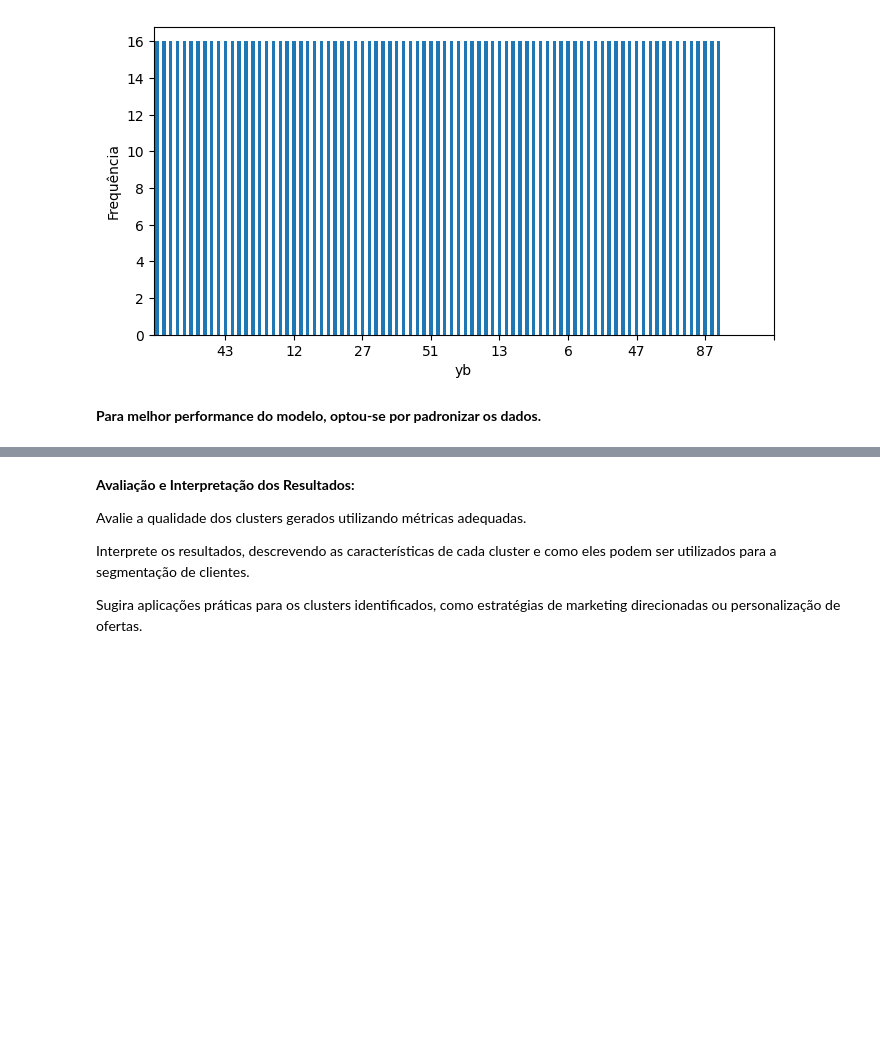
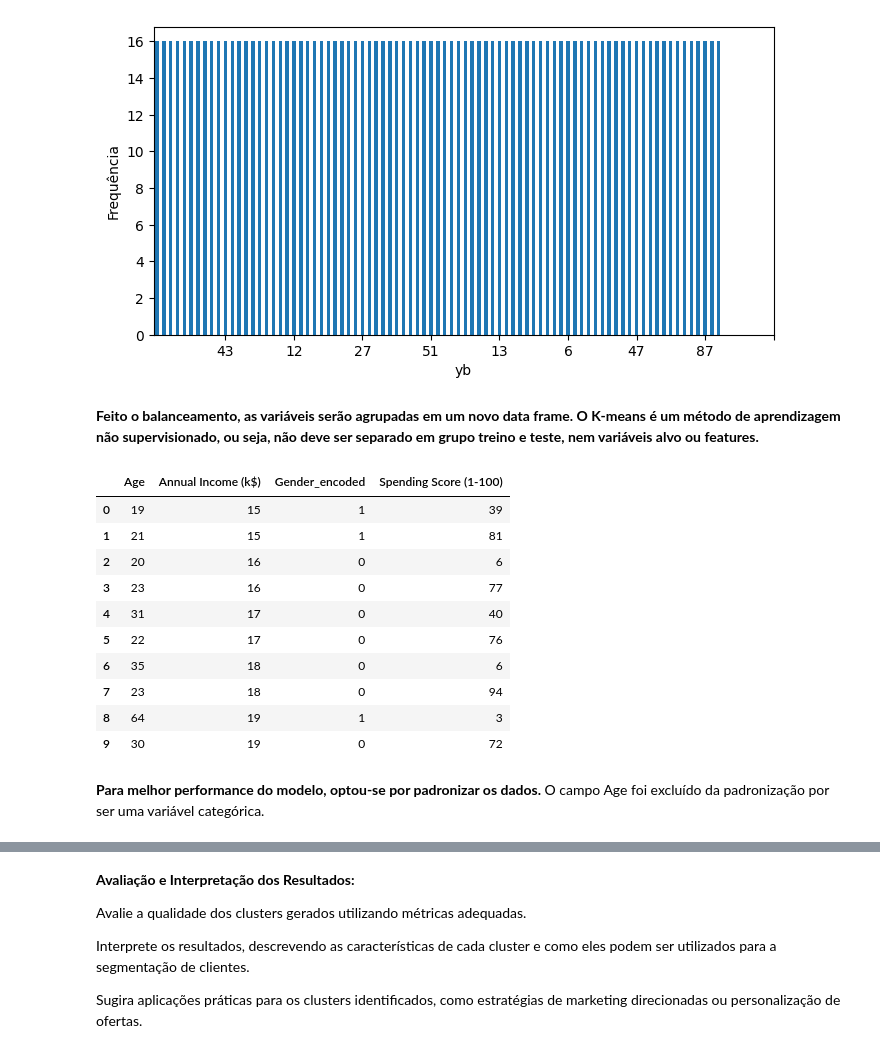
Before and after one commit to marinappdf/projetos-EBAC, a Jupyter notebook: K-means Agrupamente/K-means 2/Profissao Cientista de Dados M33 Pratique.ipynb, the cells around one changed output, grey strips where cells are left out. Cells and saved outputs as stored; diff of their text form; code cells hidden in the pictures; blank space fills up the shorter version.

```diff
--- a/K-means Agrupamente/K-means 2/Profissao Cientista de Dados M33 Pratique.ipynb
+++ b/K-means Agrupamente/K-means 2/Profissao Cientista de Dados M33 Pratique.ipynb
@@ -286,7 +304,25 @@ plt.xticks(ticks=range(10,100,10),rotation=0)
 plt.show()
 # %% [output]
 [figure]
+# %% [markdown]
+**Feito o balanceamento, as variáveis serão agrupadas em um novo data frame. O K-means é um método de aprendizagem não supervisionado, ou seja, não deve ser separado em grupo treino e teste, nem variáveis alvo ou features.**
+# %%
+xb = pd.DataFrame(xb, columns=x.columns)
+df_b = pd.concat([xb, yb], axis=1)
+df_b.head(10)
+# %% [output]
+|  | Age | Annual Income (k$) | Gender_encoded | Spending Score (1-100) |
+| 0 | 19 | 15 | 1 | 39 |
+| 1 | 21 | 15 | 1 | 81 |
+| 2 | 20 | 16 | 0 | 6 |
+| 3 | 23 | 16 | 0 | 77 |
+| 4 | 31 | 17 | 0 | 40 |
+| 5 | 22 | 17 | 0 | 76 |
+| 6 | 35 | 18 | 0 | 6 |
+| 7 | 23 | 18 | 0 | 94 |
+| 8 | 64 | 19 | 1 | 3 |
+| 9 | 30 | 19 | 0 | 72 |
 # %% [markdown]
-**Para melhor performance do modelo, optou-se por padronizar os dados.**
+**Para melhor performance do modelo, optou-se por padronizar os dados.** O campo Age foi excluído da padronização por ser uma variável categórica.
 # %%
 from sklearn.preprocessing import StandardScaler
```
Also changed, not shown: parts of 26 cells of this notebook.
